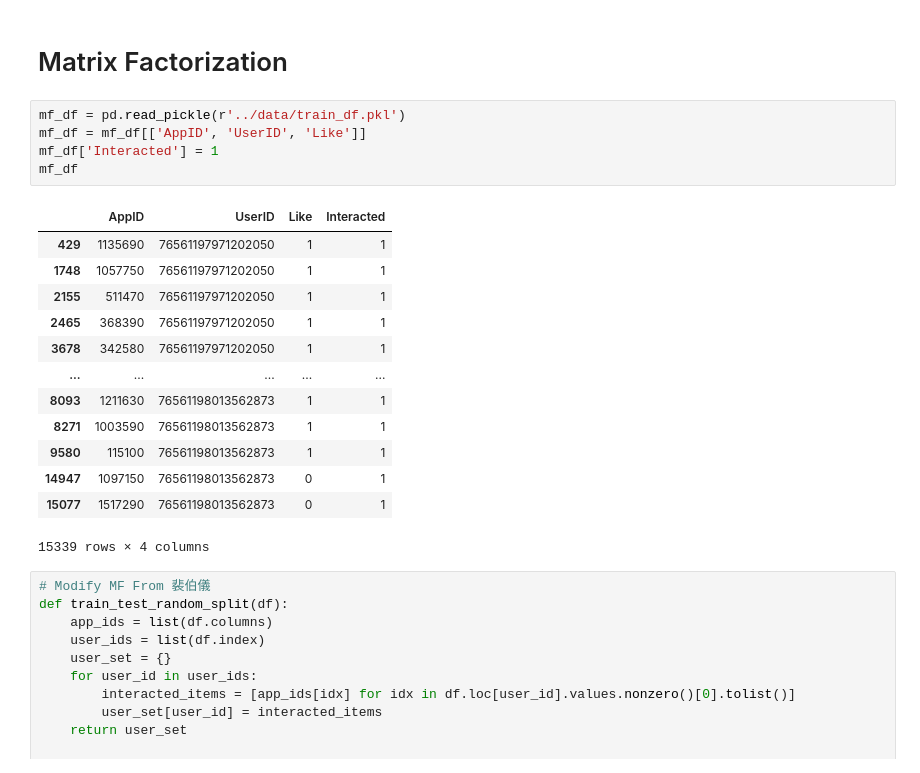
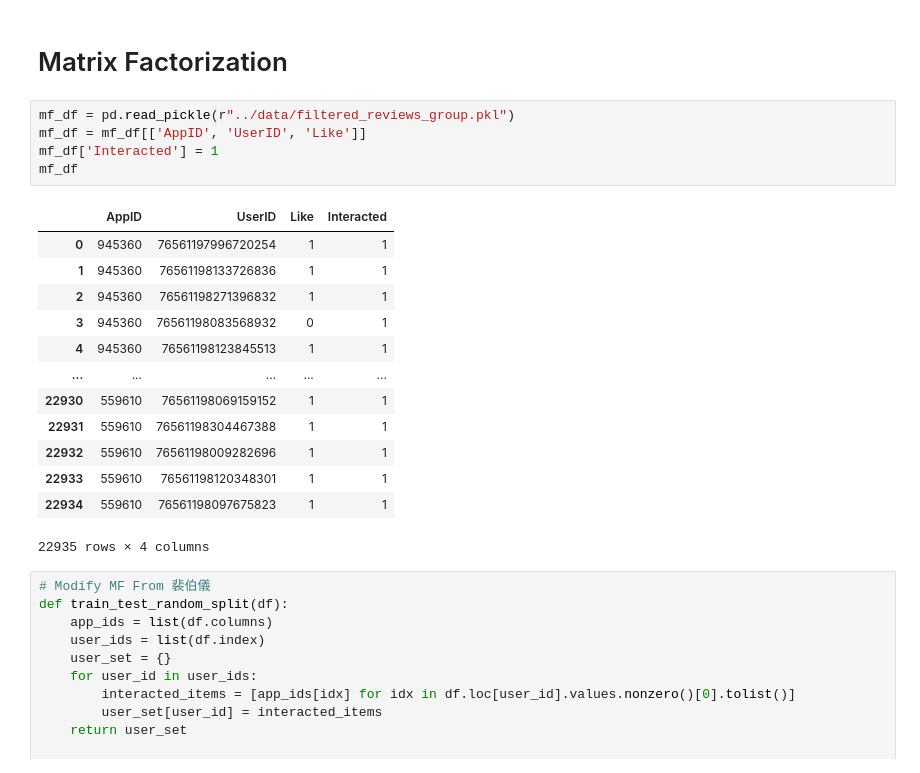
Before and after one commit to Albert40727/CL_HIAM, a Jupyter notebook: preprocess.ipynb, the cells around one changed output. Drawn from its saved outputs; the diff is of its cells as text.

```diff
--- a/preprocess.ipynb
+++ b/preprocess.ipynb
@@ -333,24 +333,24 @@ torch.Size([17, 250, 768])
 # %% [markdown]
 # Matrix Factorization
 # %%
-mf_df = pd.read_pickle(r'../data/train_df.pkl')
+mf_df = pd.read_pickle(r"../data/filtered_reviews_group.pkl")
 mf_df = mf_df[['AppID', 'UserID', 'Like']]
 mf_df['Interacted'] = 1
 mf_df
 # %% [output]
 |  | AppID | UserID | Like | Interacted |
-| 429 | 1135690 | 76561197971202050 | 1 | 1 |
-| 1748 | 1057750 | 76561197971202050 | 1 | 1 |
-| 2155 | 511470 | 76561197971202050 | 1 | 1 |
-| 2465 | 368390 | 76561197971202050 | 1 | 1 |
-| 3678 | 342580 | 76561197971202050 | 1 | 1 |
+| 0 | 945360 | 76561197996720254 | 1 | 1 |
+| 1 | 945360 | 76561198133726836 | 1 | 1 |
+| 2 | 945360 | 76561198271396832 | 1 | 1 |
+| 3 | 945360 | 76561198083568932 | 0 | 1 |
+| 4 | 945360 | 76561198123845513 | 1 | 1 |
 | ... | ... | ... | ... | ... |
-| 8093 | 1211630 | 76561198013562873 | 1 | 1 |
-| 8271 | 1003590 | 76561198013562873 | 1 | 1 |
-| 9580 | 115100 | 76561198013562873 | 1 | 1 |
-| 14947 | 1097150 | 76561198013562873 | 0 | 1 |
-| 15077 | 1517290 | 76561198013562873 | 0 | 1 |
+| 22930 | 559610 | 76561198069159152 | 1 | 1 |
+| 22931 | 559610 | 76561198304467388 | 1 | 1 |
+| 22932 | 559610 | 76561198009282696 | 1 | 1 |
+| 22933 | 559610 | 76561198120348301 | 1 | 1 |
+| 22934 | 559610 | 76561198097675823 | 1 | 1 |
-15339 rows × 4 columns
+22935 rows × 4 columns
 # %%
 # Modify MF From 裴伯儀
 def train_test_random_split(df):
```
Also changed, not shown: parts of 2 cells of this notebook, 6 other files.
